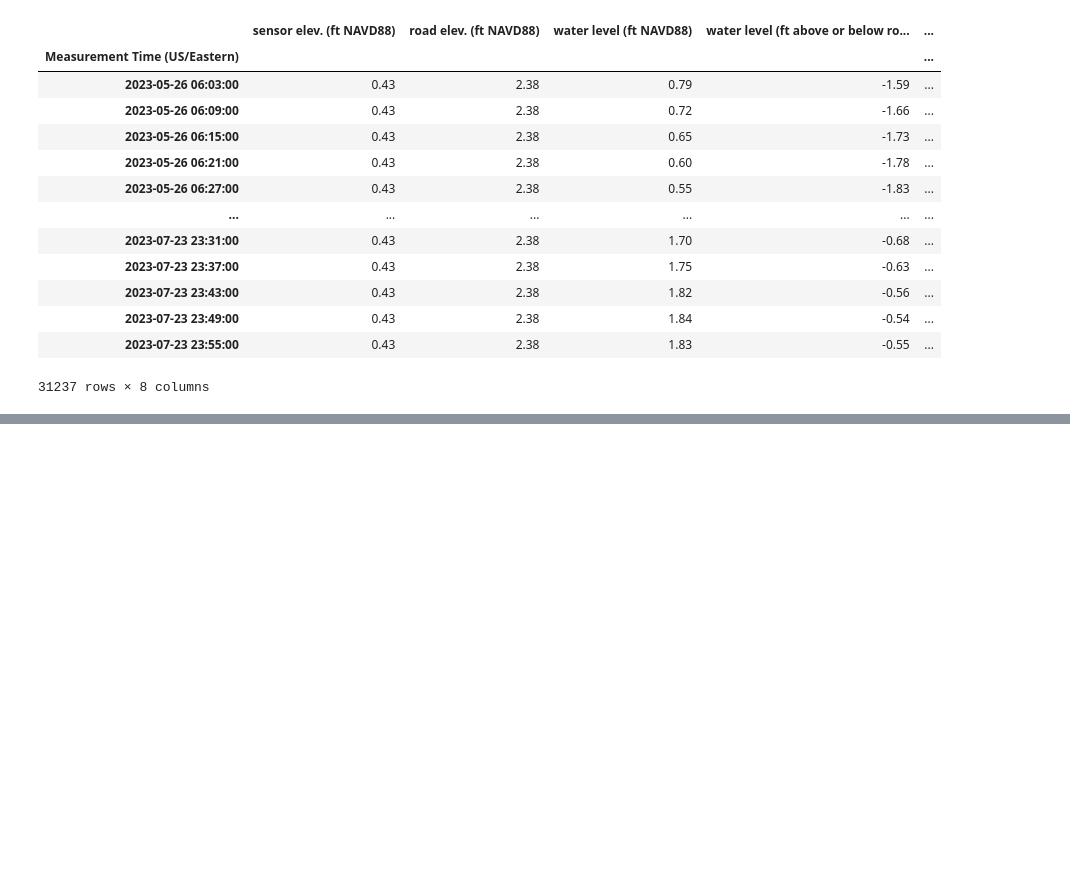
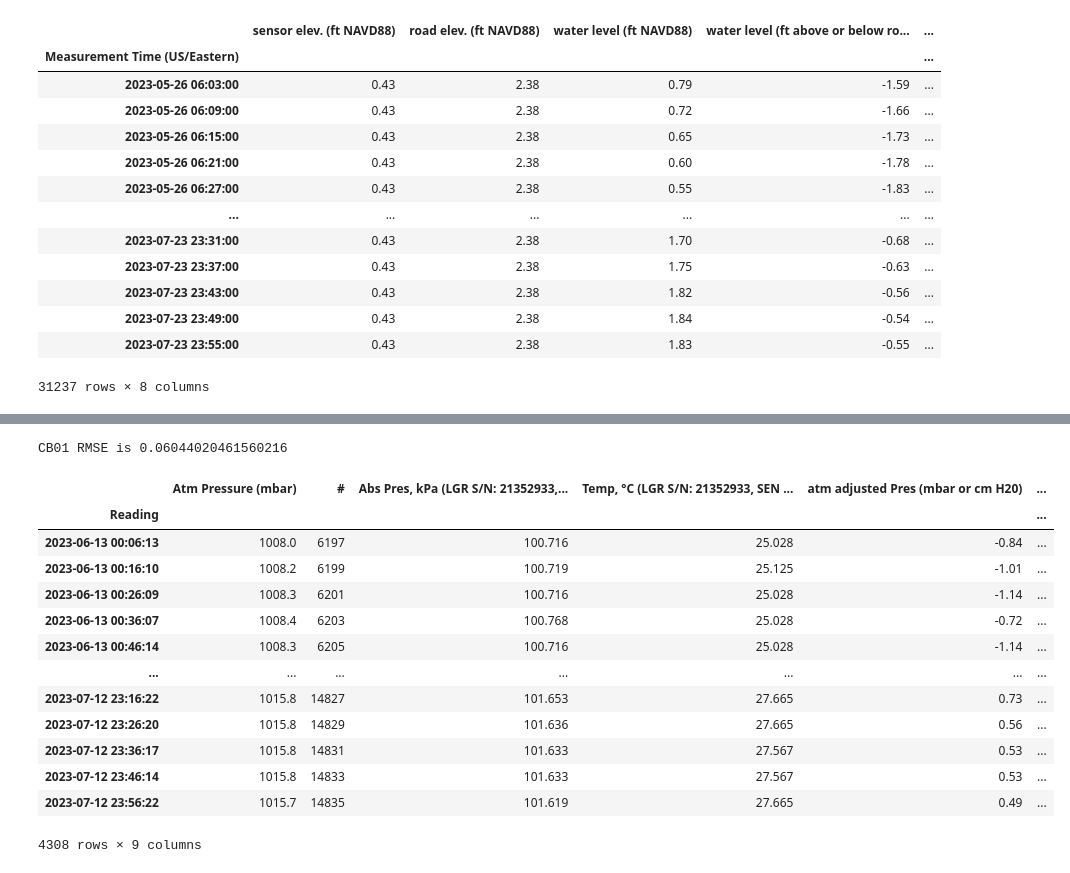
Before and after one commit to NCSU-CHAZ/Sunny-Day-Flooding, a Jupyter notebook: hoboComp.ipynb, the cells around one changed output, grey strips where cells are left out. Drawn from its saved outputs; the diff is of its cells as text; code cells hidden in the pictures; blank space fills up the shorter version.

```diff
--- a/hoboComp.ipynb
+++ b/hoboComp.ipynb
@@ -292,0 +329,32 @@ axis2.legend(frameon = True)#, loc = 'upper right', ncol = 3)
+# %%
+# RMSE calc  for CB01
+
+cb01_HOBO_SuDS = pd.merge_asof(cb01df, cb01sudsDF['SUDS WL (m above road)'], left_index=True, right_index=True)
+
+cb01_HOBO_SuDS = cb01_HOBO_SuDS.loc[start:end]
+
+cb01_HOBO_SuDS['error squared'] = (cb01_HOBO_SuDS['SUDS WL (m above road)'] - cb01_HOBO_SuDS['HOBO WL rel to road (m)'])**2
+
+cb01_errSqSum = cb01_HOBO_SuDS['error squared'].sum()
+cb01_count = cb01_HOBO_SuDS['error squared'].count()
+cb01_rmse = (cb01_errSqSum/cb01_count)**0.5
+
+print(f"CB01 RMSE is {cb01_rmse}")
+
+cb01_HOBO_SuDS
+# %% [output]
+CB01 RMSE is 0.06044020461560216
+|  | Atm Pressure (mbar) | # | Abs Pres, kPa (LGR S/N: 21352933,... | Temp, °C (LGR S/N: 21352933, SEN ... | atm adjusted Pres (mbar or cm H20) | ... |
+| Reading |  |  |  |  |  | ... |
+| 2023-06-13 00:06:13 | 1008.0 | 6197 | 100.716 | 25.028 | -0.84 | ... |
+| 2023-06-13 00:16:10 | 1008.2 | 6199 | 100.719 | 25.125 | -1.01 | ... |
+| 2023-06-13 00:26:09 | 1008.3 | 6201 | 100.716 | 25.028 | -1.14 | ... |
+| 2023-06-13 00:36:07 | 1008.4 | 6203 | 100.768 | 25.028 | -0.72 | ... |
+| 2023-06-13 00:46:14 | 1008.3 | 6205 | 100.716 | 25.028 | -1.14 | ... |
+| ... | ... | ... | ... | ... | ... | ... |
+| 2023-07-12 23:16:22 | 1015.8 | 14827 | 101.653 | 27.665 | 0.73 | ... |
+| 2023-07-12 23:26:20 | 1015.8 | 14829 | 101.636 | 27.665 | 0.56 | ... |
+| 2023-07-12 23:36:17 | 1015.8 | 14831 | 101.633 | 27.567 | 0.53 | ... |
+| 2023-07-12 23:46:14 | 1015.8 | 14833 | 101.633 | 27.567 | 0.53 | ... |
+| 2023-07-12 23:56:22 | 1015.7 | 14835 | 101.619 | 27.665 | 0.49 | ... |
+4308 rows × 9 columns
```
Also changed, not shown: parts of 11 cells of this notebook.
